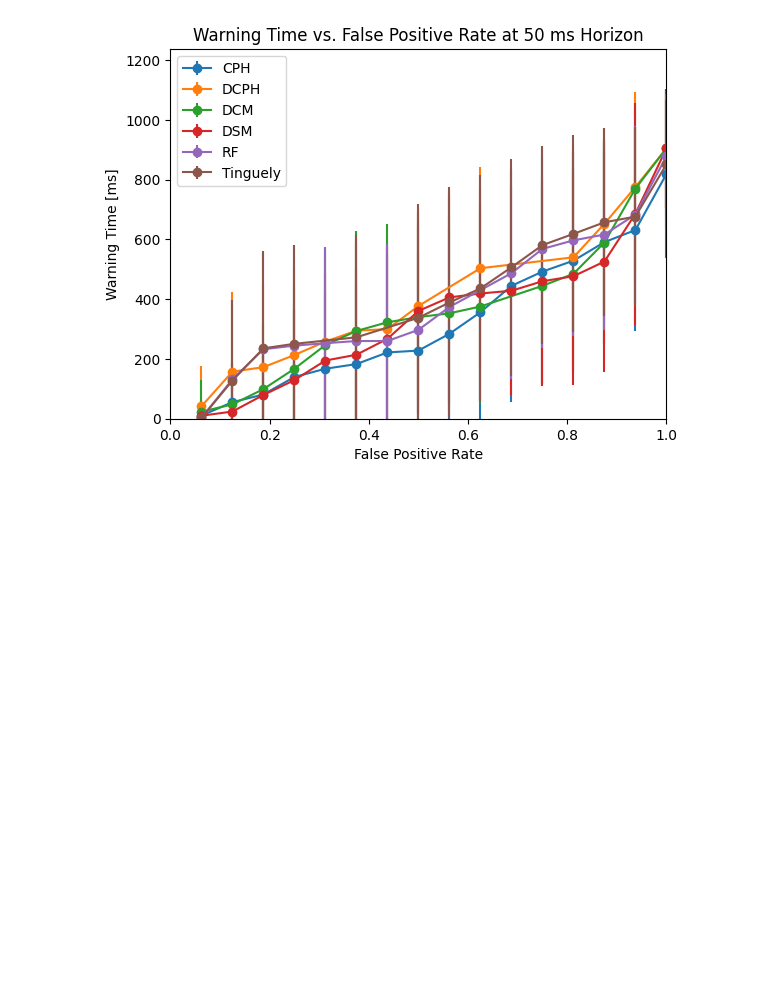
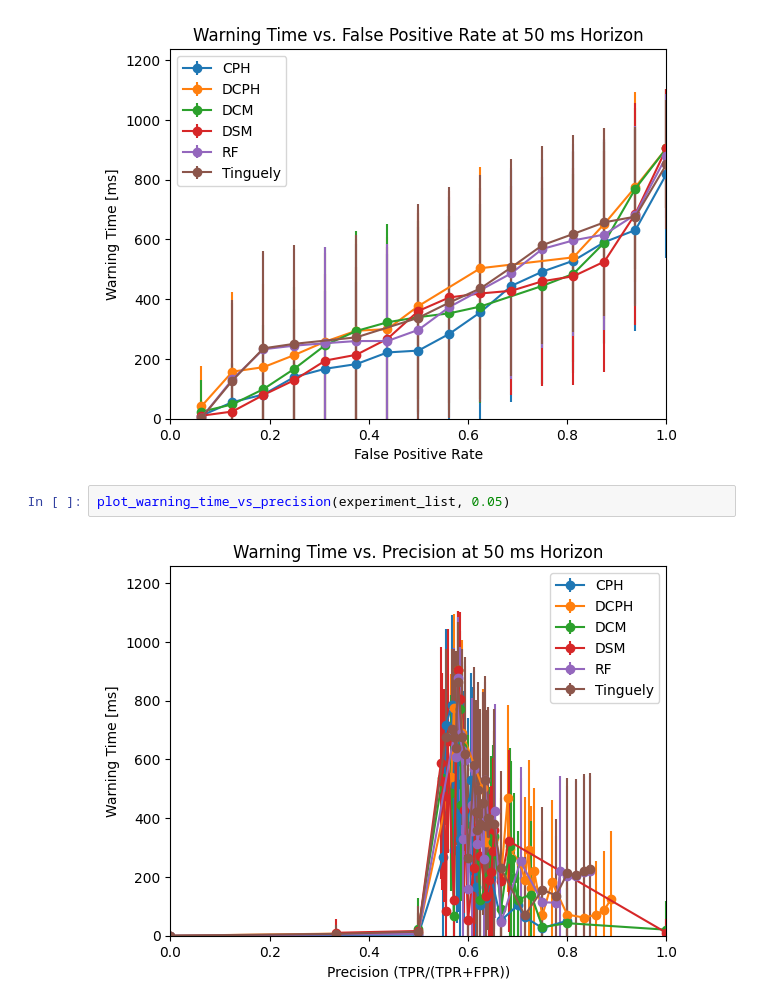
Before and after one commit to MIT-PSFC/disruption-survival-analysis, a Jupyter notebook: Run Experiments.ipynb, the cells around one changed output. Drawn from its saved outputs; the diff is of its cells as text; blank space fills up the shorter version.

Commit message:
Added warning time vs precision experiment

```diff
--- a/Run Experiments.ipynb
+++ b/Run Experiments.ipynb
@@ -84,3 +84,7 @@ for experiment in experiment_list:
 plot_warning_time_vs_FPR(experiment_list, 0.05)
 # %% [output]
 [figure]
+# %%
+plot_warning_time_vs_precision(experiment_list, 0.05)
+# %% [output]
+[figure, added]
```
Also changed, not shown: 3 other files.
